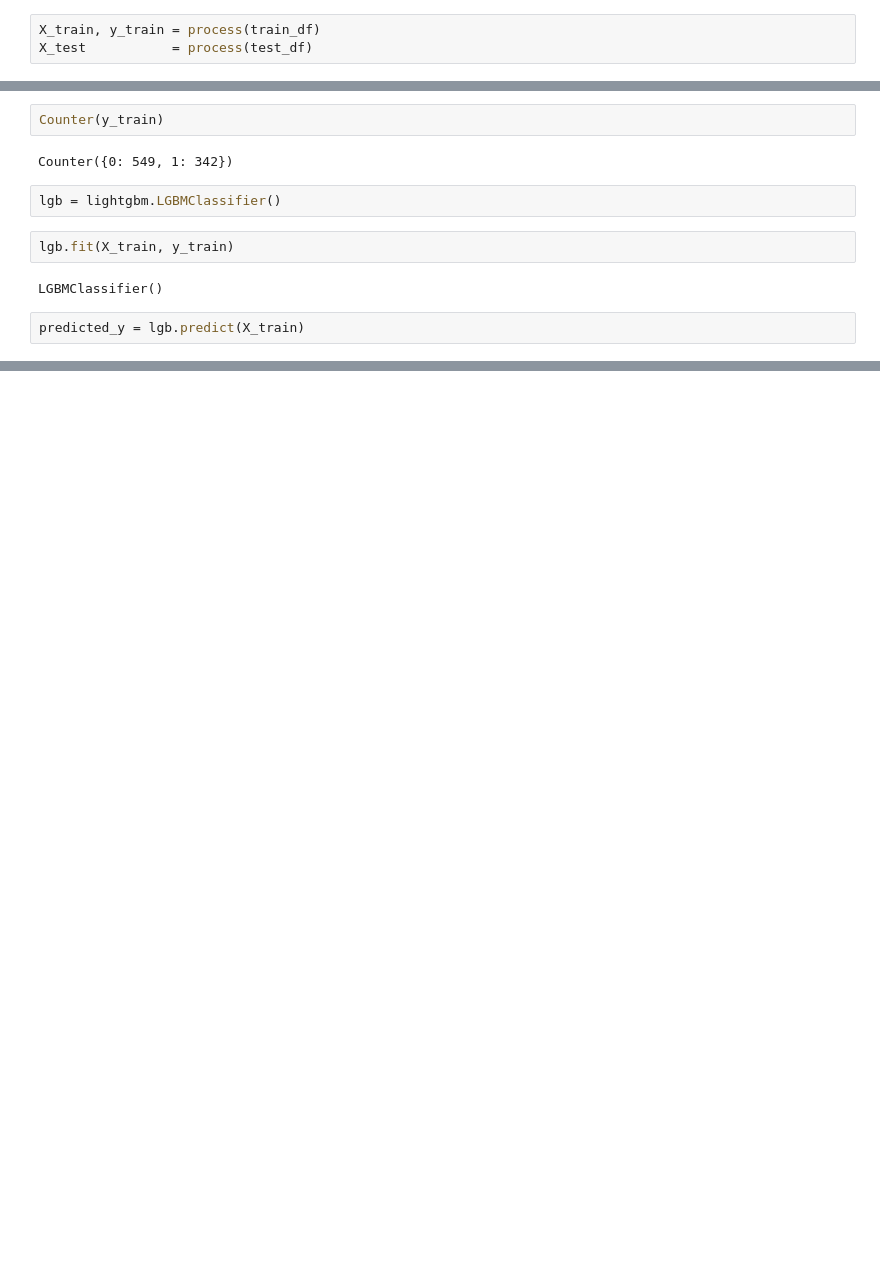
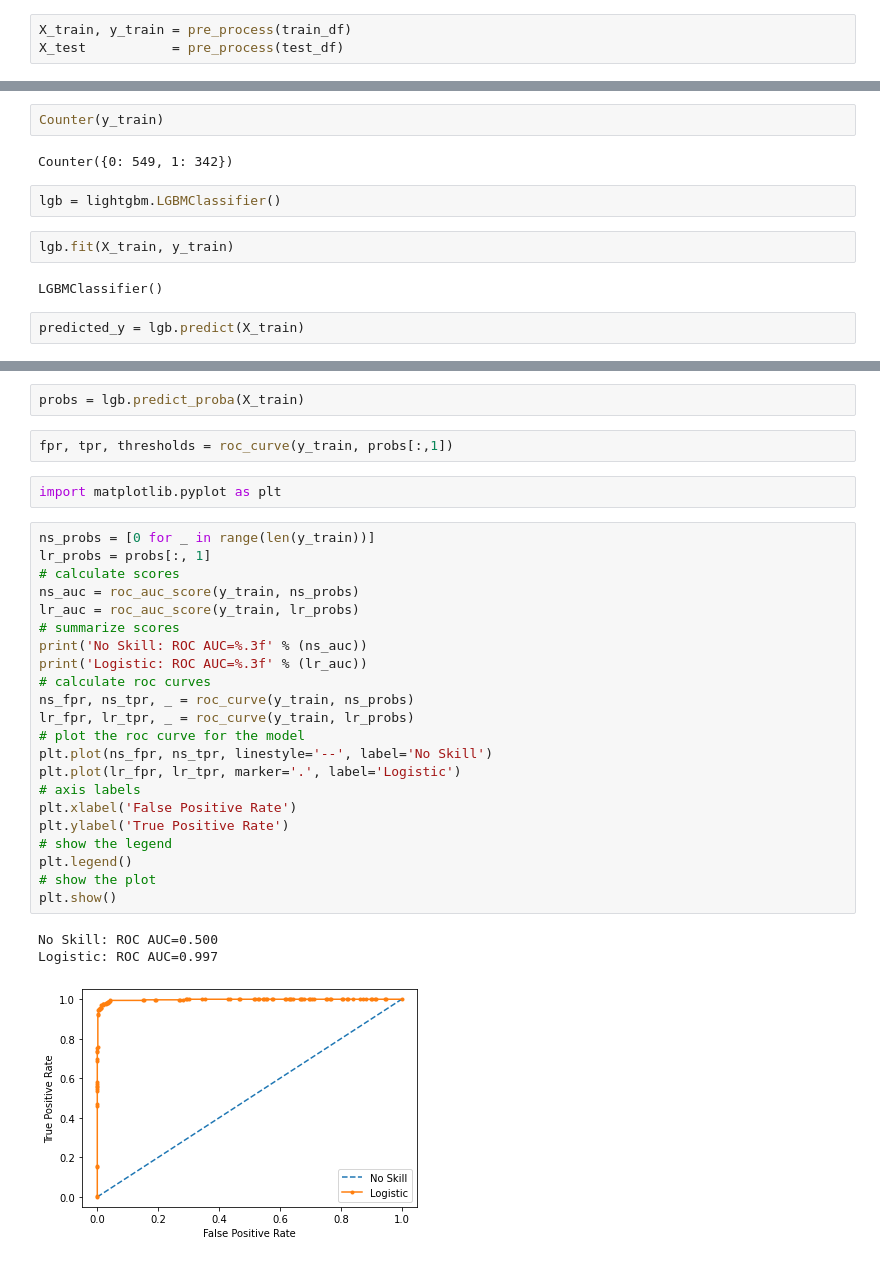
Before and after one commit to gibbona1/kaggle_titanic, a Jupyter notebook: eda.ipynb, the cells around one changed output, grey strips where cells are left out. Saved outputs shown, nothing was run; the diff lists cells and outputs as text; blank space fills up the shorter version.

```diff
--- a/eda.ipynb
+++ b/eda.ipynb
@@ -62,8 +122,8 @@ def process(df):
 
     return X, y
 # %%
-X_train, y_train = process(train_df)
-X_test           = process(test_df)
+X_train, y_train = pre_process(train_df)
+X_test           = pre_process(test_df)
 # %% [output]
 A value is trying to be set on a copy of a slice from a DataFrame.
 Try using .loc[row_indexer,col_indexer] = value instead
@@ -107,0 +168,32 @@ print(confusion_matrix(y_train, predicted_y))
+# %%
+probs = lgb.predict_proba(X_train)
+# %%
+fpr, tpr, thresholds = roc_curve(y_train, probs[:,1])
+# %%
+import matplotlib.pyplot as plt
+# %%
+ns_probs = [0 for _ in range(len(y_train))]
+lr_probs = probs[:, 1]
+# calculate scores
+ns_auc = roc_auc_score(y_train, ns_probs)
+lr_auc = roc_auc_score(y_train, lr_probs)
+# summarize scores
+print('No Skill: ROC AUC=%.3f' % (ns_auc))
+print('Logistic: ROC AUC=%.3f' % (lr_auc))
+# calculate roc curves
+ns_fpr, ns_tpr, _ = roc_curve(y_train, ns_probs)
+lr_fpr, lr_tpr, _ = roc_curve(y_train, lr_probs)
+# plot the roc curve for the model
+plt.plot(ns_fpr, ns_tpr, linestyle='--', label='No Skill')
+plt.plot(lr_fpr, lr_tpr, marker='.', label='Logistic')
+# axis labels
+plt.xlabel('False Positive Rate')
+plt.ylabel('True Positive Rate')
+# show the legend
+plt.legend()
+# show the plot
+plt.show()
+# %% [output]
+No Skill: ROC AUC=0.500
+Logistic: ROC AUC=0.997
+[figure, added]
```
Also changed, not shown: parts of 13 cells of this notebook.
